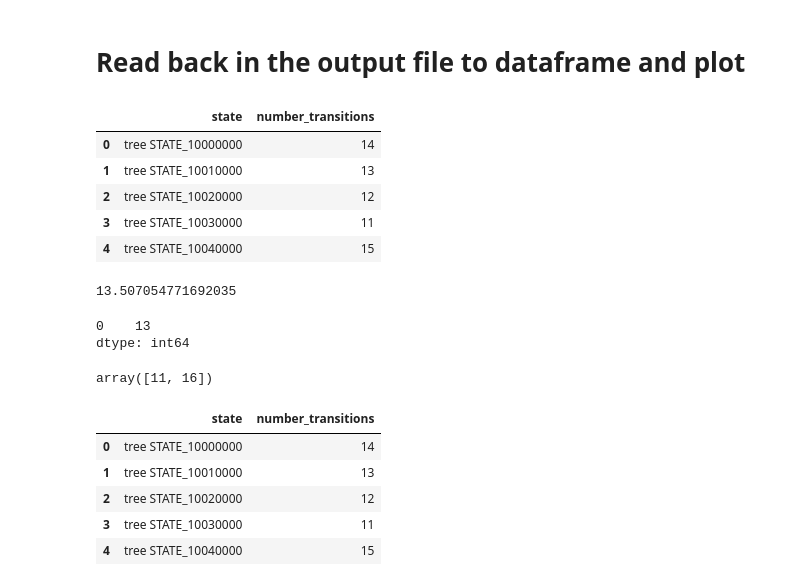
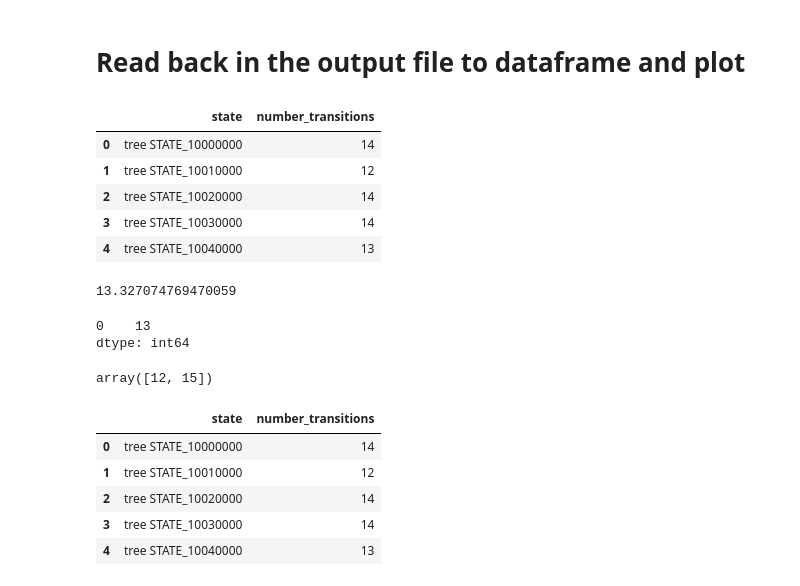
Before and after one commit to blab/mumps-wa-phylodynamics, a Jupyter notebook: phylogeography/plotting-scripts/Enumerate-DTA-geographic-transitions.ipynb, the cells around one changed output. Drawn from its saved outputs; the diff is of its cells as text; code cells hidden in the pictures.

```diff
--- a/phylogeography/plotting-scripts/Enumerate-DTA-geographic-transitions.ipynb
+++ b/phylogeography/plotting-scripts/Enumerate-DTA-geographic-transitions.ipynb
@@ -173,20 +174,20 @@ df['number_transitions'].mean()
 # %% [markdown]
 # Read back in the output file to dataframe and plot
 # %%
-skygrid = pd.DataFrame.from_csv("../beast/output/mumps-NA-DTA-skygrid-25-2020-01-16.transitions.txt", sep="\t")
+skygrid = pd.DataFrame.from_csv("../beast/output/no-metadata/mumps-north-american-seqs-DTA-2020-12-10-exp-mean-26.transitions.txt", sep="\t")
 skygrid.reset_index(inplace=True)
 skygrid.head()
 # %% [output]
 |  | state | number_transitions |
 | 0 | tree STATE_10000000 | 14 |
-| 1 | tree STATE_10010000 | 13 |
-| 2 | tree STATE_10020000 | 12 |
-| 3 | tree STATE_10030000 | 11 |
-| 4 | tree STATE_10040000 | 15 |
+| 1 | tree STATE_10010000 | 12 |
+| 2 | tree STATE_10020000 | 14 |
+| 3 | tree STATE_10030000 | 14 |
+| 4 | tree STATE_10040000 | 13 |
 # %%
 skygrid['number_transitions'].mean()
 # %% [output]
-13.507054771692035
+13.327074769470059
 # %%
 skygrid['number_transitions'].mode()
 # %% [output]
@@ -197,13 +198,13 @@ x = skygrid['number_transitions']
 hpd = pymc3.stats.hpd(x)
 hpd
 # %% [output]
-array([11, 16])
+array([12, 15])
 # %%
 skygrid.head()
 # %% [output]
 |  | state | number_transitions |
 | 0 | tree STATE_10000000 | 14 |
-| 1 | tree STATE_10010000 | 13 |
-| 2 | tree STATE_10020000 | 12 |
-| 3 | tree STATE_10030000 | 11 |
-| 4 | tree STATE_10040000 | 15 |
+| 1 | tree STATE_10010000 | 12 |
+| 2 | tree STATE_10020000 | 14 |
+| 3 | tree STATE_10030000 | 14 |
+| 4 | tree STATE_10040000 | 13 |
```
Also changed, not shown: parts of 7 cells of this notebook, 2 other files.
